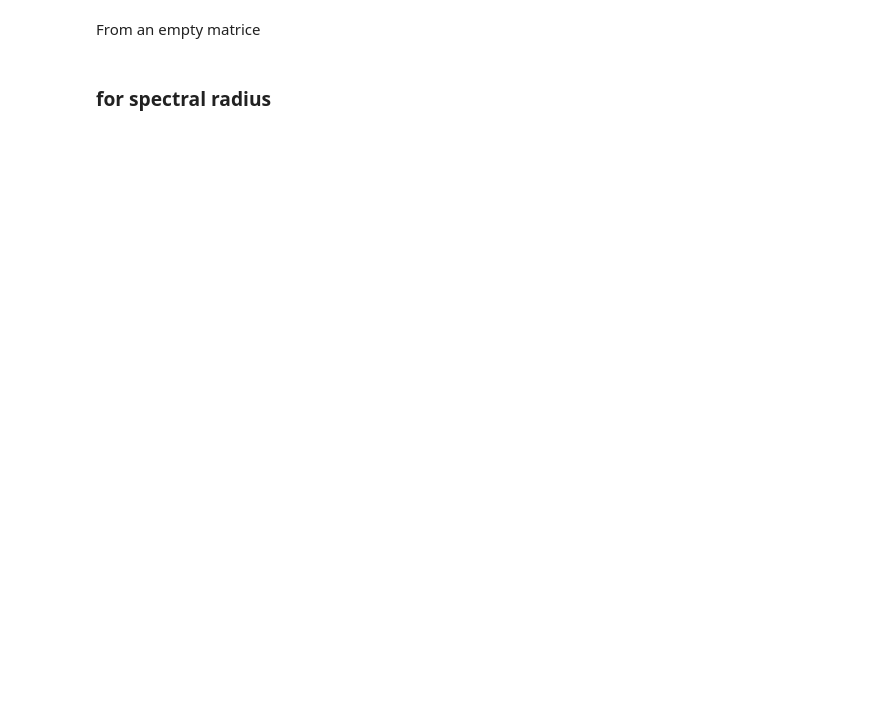
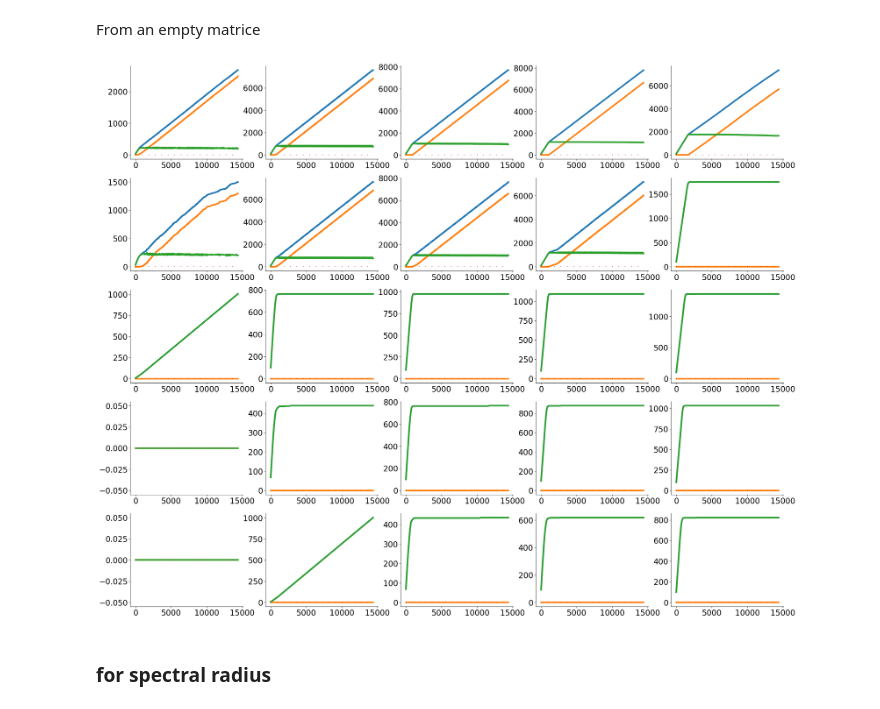
Before and after one commit to Finebouche/hag, a Jupyter notebook: HADSP_analysis.ipynb, the cells around one changed output. Cells and saved outputs as stored; diff of their text form; code cells hidden in the pictures; blank space fills up the shorter version.

```diff
--- a/HADSP_analysis.ipynb
+++ b/HADSP_analysis.ipynb
@@ -214,12 +222,8 @@ plt.show()
 From an empty matrice
 # %%
 %matplotlib inline
-import connexion_generation.bounded_adsp
-from connexion_generation.bounded_adsp import bounded_adsp
-reload(connexion_generation.bounded_adsp)
-import connexion_generation.utility
-from connexion_generation.utility import compute_synaptic_change
-reload(connexion_generation.utility)
+from connexion_generation.bounded_adsp import bounded_adsp, compute_synaptic_change
+import tqdm
 
 GROWTH_PARAMETER_ARRAY = [0.001, 0.01, 0.1, 0.3, 0.5]
 TARGET_RATE_ARRAY = [0.1, 0.5, 0.7, 0.8, 0.95]
@@ -238,9 +242,9 @@ fig, ax = plt.subplots(len(GROWTH_PARAMETER_ARRAY), len(TARGET_RATE_ARRAY), figs
 
 
 k = 0
-for growth_parameter in GROWTH_PARAMETER_ARRAY:
+for growth_parameter in tqdm(GROWTH_PARAMETER_ARRAY):
     j = 0
-    for target_rate in TARGET_RATE_ARRAY:
+    for target_rate in tqdm(TARGET_RATE_ARRAY):
         # Initialisation
         W_ee_adsp = W_ee.copy()
         u_train_adsp1 = inputs1.copy()
@@ -270,33 +274,35 @@ for growth_parameter in GROWTH_PARAMETER_ARRAY:
             # For inhibitory neurons (Wi)
             # delta_z_i = compute_synaptic_change(state_history_i[-INTERVAL_CONSTANT:], target_rate, growth_parameter, average="QUEUE")
             # W_ei_adsp, _, nb_new_add_i, nb_new_prun_i = bounded_adsp(W_ei_adsp, state_i, delta_z_i, VALUE)
 
             for i in range(INTERVAL_CONSTANT):
                 state_e = update_reservoir(W_ee_adsp, Win_adsp, u_train_adsp1[:,i], state_e, leaky_rate, bias_e, activation_function)
                 state_history_e.append(state_e)
             u_train_adsp1 = u_train_adsp1[:, INTERVAL_CONSTANT:]
             train_length = len(u_train_adsp1[1, :])
 
             total_add += nb_new_add_e  # + nb_new_add_i
             total_prun += nb_new_prun_e # + nb_new_prun_i
             add.append(total_add)
             prun.append(total_prun)
 
             step += 1
 
 
         add = np.array(add)
         prun = np.array(prun)
         ax[k][j].plot(np.arange(step) * INTERVAL_CONSTANT, add, linewidth=4, label="total number of added connexion")
         ax[k][j].plot(np.arange(step) * INTERVAL_CONSTANT, prun, linewidth=4, label="total number of prunned connexion")
         ax[k][j].plot(np.arange(step) * INTERVAL_CONSTANT, add - prun, linewidth=4, label="difference")
         ax[k][j].plot(np.arange(step) * INTERVAL_CONSTANT, [0] * step, linestyle=(0, (1, 10)))
         # ax[k][j].set_title(f'\u03B2 :{growth_parameter}     \u03C1 :{target_rate}', fontsize= 20, fontweight= 'bold')
         ax[k][j].tick_params(axis='both', labelsize=20)
         ax[k][j].spines['top'].set_visible(False)
         ax[k][j].spines['right'].set_visible(False)
         j += 1
     k += 1
+# %% [output]
+[figure, added]
 # %% [markdown]
 ### for spectral radius
 # %%
```
Also changed, not shown: parts of 12 cells of this notebook, 8 other files.
